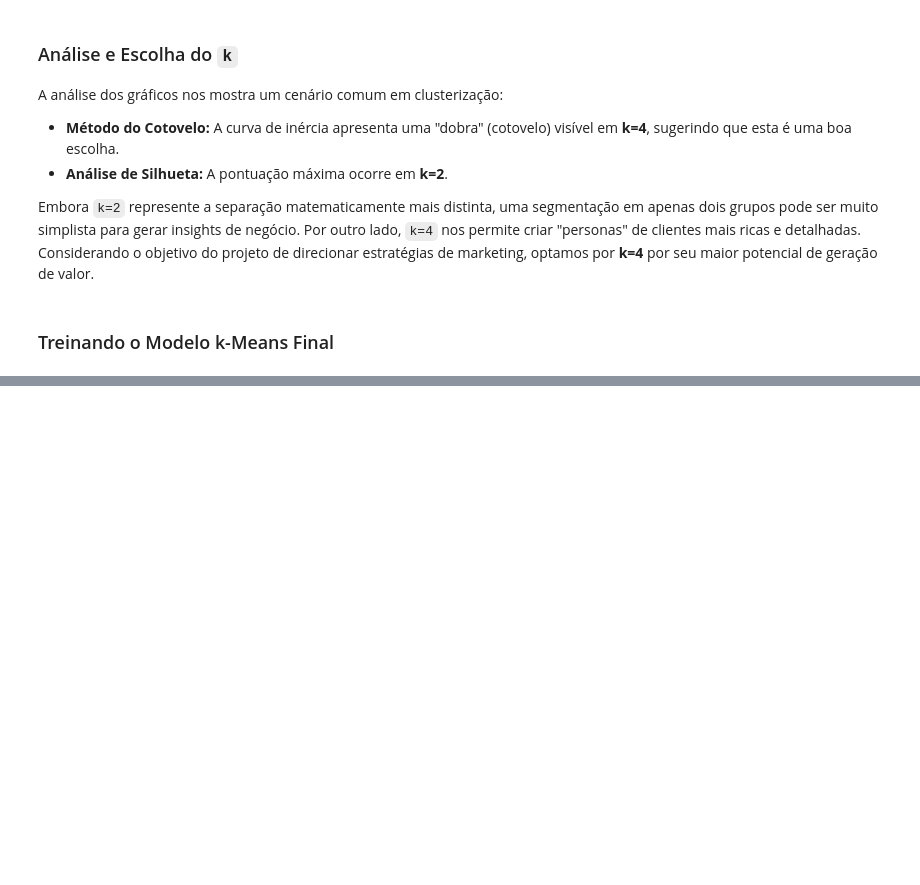
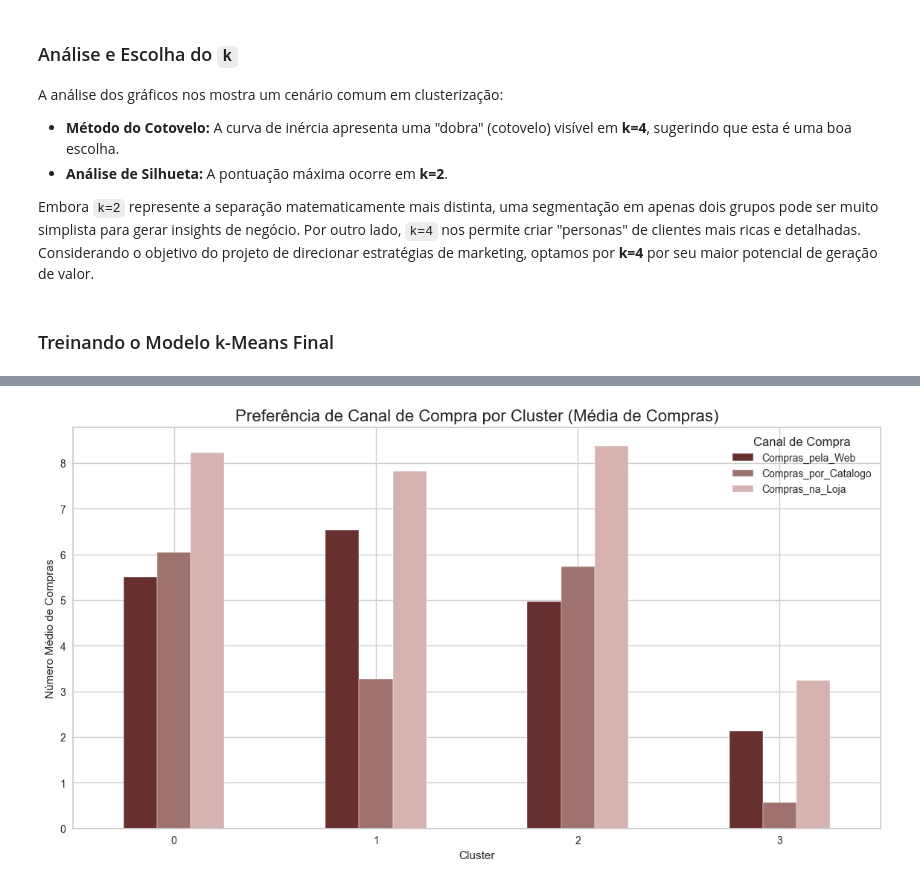
Before and after one commit to juniors719/customer_personality_clustering, a Jupyter notebook: customer_segmentation.ipynb, the cells around one changed output, grey strips where cells are left out. Saved outputs shown, nothing was run; the diff lists cells and outputs as text; code cells hidden in the pictures; blank space fills up the shorter version.

```diff
--- a/customer_segmentation.ipynb
+++ b/customer_segmentation.ipynb
@@ -778,0 +786,17 @@ plt.show()
+# %%
+# --- GRÁFICO DE CANAIS DE COMPRA POR CLUSTER ---
+
+# Calculando a média de compras por canal para cada cluster
+canais = ['Compras_pela_Web', 'Compras_por_Catalogo', 'Compras_na_Loja']
+perfil_canais = df_sem_outliers.groupby('Cluster_KMeans')[canais].mean()
+
+# Criando o gráfico de barras
+perfil_canais.plot(kind='bar', figsize=(14, 7), color=PALETTE)
+plt.title('Preferência de Canal de Compra por Cluster (Média de Compras)', fontsize=16)
+plt.ylabel('Número Médio de Compras')
+plt.xlabel('Cluster')
+plt.xticks(rotation=0)
+plt.legend(title='Canal de Compra')
+plt.show()
+# %% [output]
+[figure, added]
```
Also changed, not shown: parts of 9 cells of this notebook.
